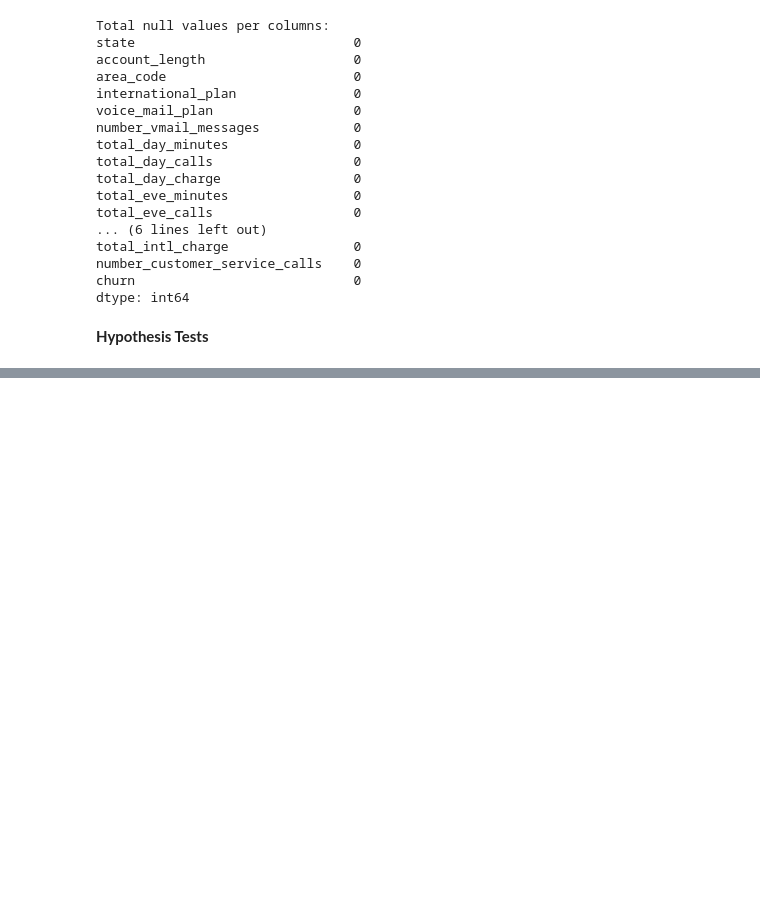
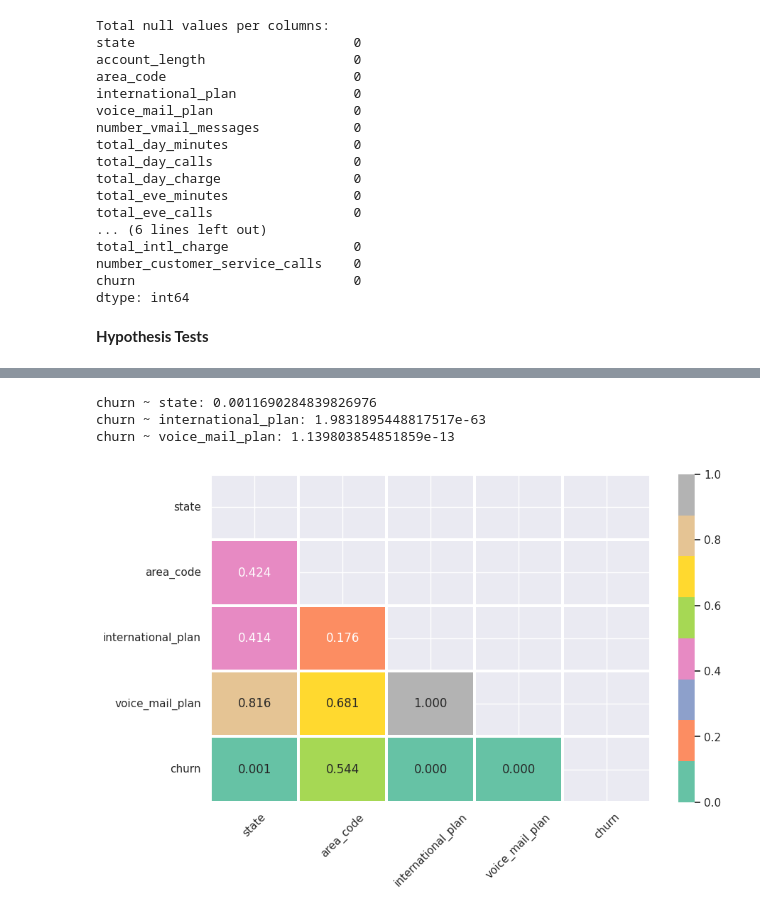
Before and after one commit to hyugai/MLOps_Marketing_CustomerChurn_2020KaggleCompetition, a Jupyter notebook: notebooks/data_wrangling/data_wrangling.ipynb, the cells around one changed output, grey strips where cells are left out. Drawn from its saved outputs; the diff is of its cells as text; code cells hidden in the pictures; blank space fills up the shorter version.

```diff
--- a/notebooks/data_wrangling/data_wrangling.ipynb
+++ b/notebooks/data_wrangling/data_wrangling.ipynb
@@ -77,3 +80,41 @@ def normality_test(df: pd.DataFrame, num_names: list) -> pd.DataFrame:
         print(f'{name}: \n{np.array(num_names)[mask]}')
 
     return res
+# %%
+# dependency test: chi-square
+def chi2(df: pd.DataFrame, cat_names: list):
+    ##
+    num_iters = len(cat_names)
+    pvalues = np.zeros((num_iters, num_iters))
+
+    ##
+    i = 1
+    while i < num_iters:
+        for j in range(i):
+            cross_tab = pd.crosstab(
+                index=df[cat_names[i]],
+                columns=df[cat_names[j]]
+            )\
+                .values
+            _, pvalue, _, _ = chi2_contingency(observed=cross_tab)
+
+            if pvalue <= 0.05:
+                print(f'{cat_names[i]} ~ {cat_names[j]}: {pvalue}')
+            pvalues[i, j] = pvalue
+
+        i += 1
+
+    ##
+    res = pd.DataFrame(
+        data=pvalues,
+        index=cat_names, columns=cat_names
+    )
+    mask = np.triu(np.ones_like(pvalues, dtype=bool))
+    g = sns.heatmap(
+        data=res,
+        vmin=0, vmax=1,
+        mask=mask, cmap='Set2', linewidths=1.5,
+        annot=True, fmt='.3f'
+    )
+    g.axes.tick_params(axis='x', rotation=45)
+    plt.show(g)
@@ -250,3 +338,11 @@ D'Agostino-Pearson's:
 |  | pvalue | 0.000000 | 0.000000e+00 | 0.000000 | 0.000000 | ... |
 | D'Agostino-Pearson's | statistic | 13.980513 | 8.020275e+02 | 0.583675 | 10.955972 | ... |
 |  | pvalue | 0.000921 | 6.949409e-175 | 0.746890 | 0.004178 | ... |
+# %%
+# dependecy test: chi-square
+chi2(df_cleaned, cat_cols)
+# %% [output]
+churn ~ state: 0.0011690284839826976
+churn ~ international_plan: 1.9831895448817517e-63
+churn ~ voice_mail_plan: 1.139803854851859e-13
+[figure, added]
```
Also changed, not shown: parts of 4 cells of this notebook.
